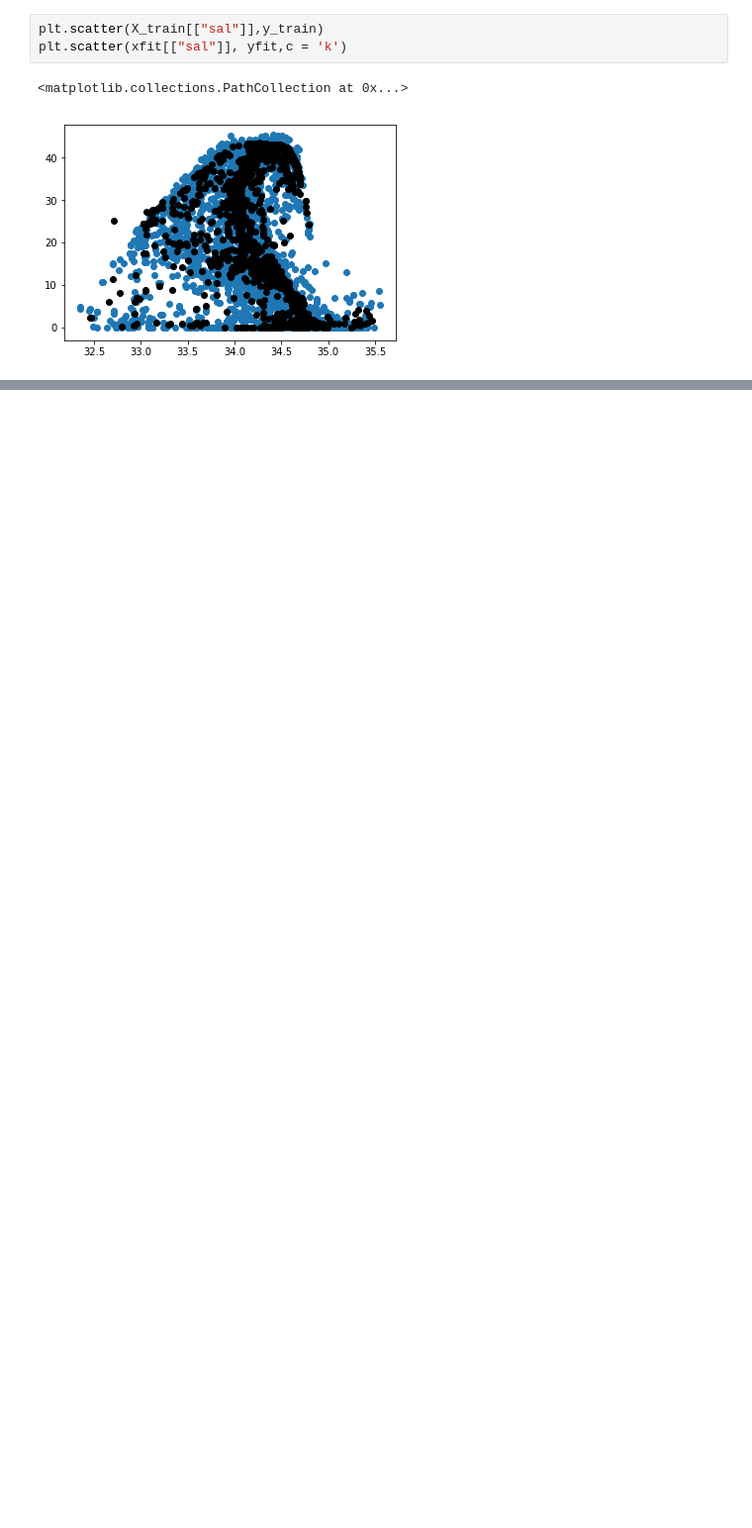
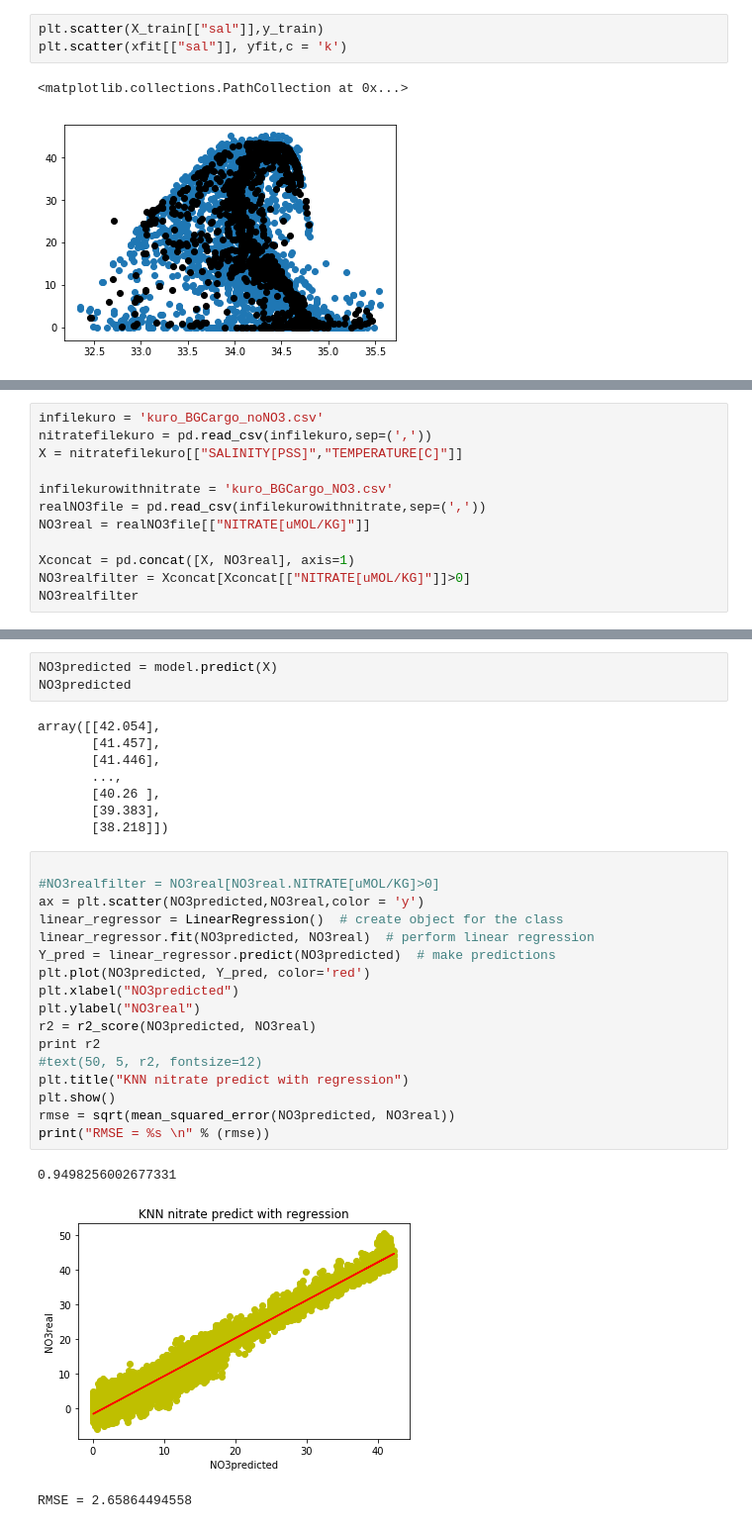
Before and after one commit to seina001/CodeExample_NitratePredictor, a Jupyter notebook: Predict_nitrate_Einarsson.ipynb, the cells around one changed output, grey strips where cells are left out. Shown: that part at 99% size. Drawn from its saved outputs; the diff is of its cells as text; blank space fills up the shorter version.

```diff
--- a/Predict_nitrate_Einarsson.ipynb
+++ b/Predict_nitrate_Einarsson.ipynb
@@ -69,0 +154,12 @@ plt.scatter(xfit[["sal"]], yfit,c = 'k')
+# %%
+infilekuro = 'kuro_BGCargo_noNO3.csv'
+nitratefilekuro = pd.read_csv(infilekuro,sep=(','))
+X = nitratefilekuro[["SALINITY[PSS]","TEMPERATURE[C]"]]
+
+infilekurowithnitrate = 'kuro_BGCargo_NO3.csv'
+realNO3file = pd.read_csv(infilekurowithnitrate,sep=(','))
+NO3real = realNO3file[["NITRATE[uMOL/KG]"]]
+
+Xconcat = pd.concat([X, NO3real], axis=1)
+NO3realfilter = Xconcat[Xconcat[["NITRATE[uMOL/KG]"]]>0]
+NO3realfilter
@@ -69,0 +185,32 @@ plt.scatter(xfit[["sal"]], yfit,c = 'k')
+# %%
+NO3predicted = model.predict(X)
+NO3predicted
+# %% [output]
+array([[42.054],
+       [41.457],
+       [41.446],
+       ...,
+       [40.26 ],
+       [39.383],
+       [38.218]])
+# %%
+
+#NO3realfilter = NO3real[NO3real.NITRATE[uMOL/KG]>0]
+ax = plt.scatter(NO3predicted,NO3real,color = 'y')
+linear_regressor = LinearRegression()  # create object for the class
+linear_regressor.fit(NO3predicted, NO3real)  # perform linear regression
+Y_pred = linear_regressor.predict(NO3predicted)  # make predictions
+plt.plot(NO3predicted, Y_pred, color='red')
+plt.xlabel("NO3predicted")
+plt.ylabel("NO3real")
+r2 = r2_score(NO3predicted, NO3real)
+print r2
+#text(50, 5, r2, fontsize=12)
+plt.title("KNN nitrate predict with regression")
+plt.show()
+rmse = sqrt(mean_squared_error(NO3predicted, NO3real))
+print("RMSE = %s \n" % (rmse))
+# %% [output]
+0.9498256002677331
+[figure, added]
+RMSE = 2.65864494558
```
Also changed, not shown: parts of 6 cells of this notebook.
